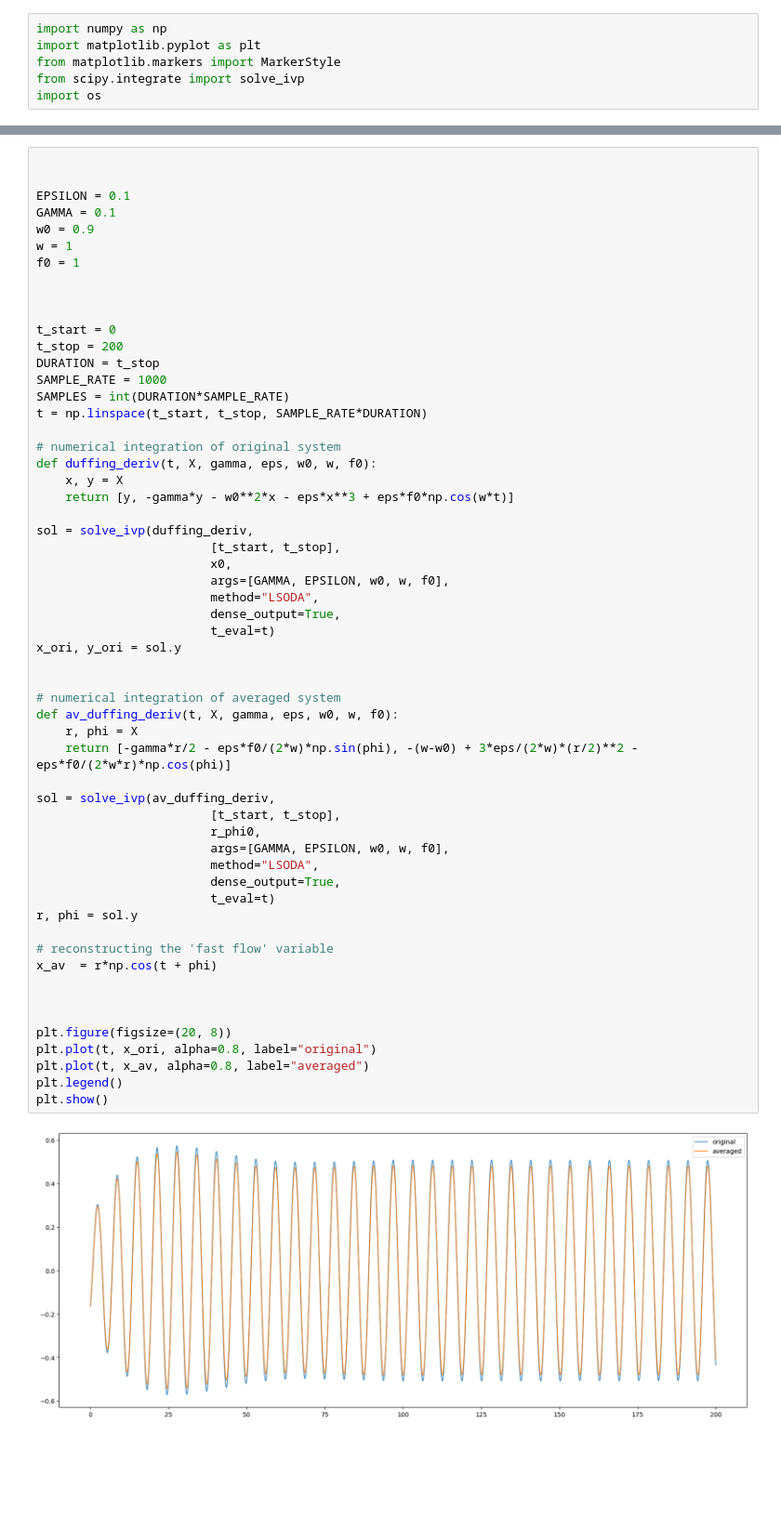
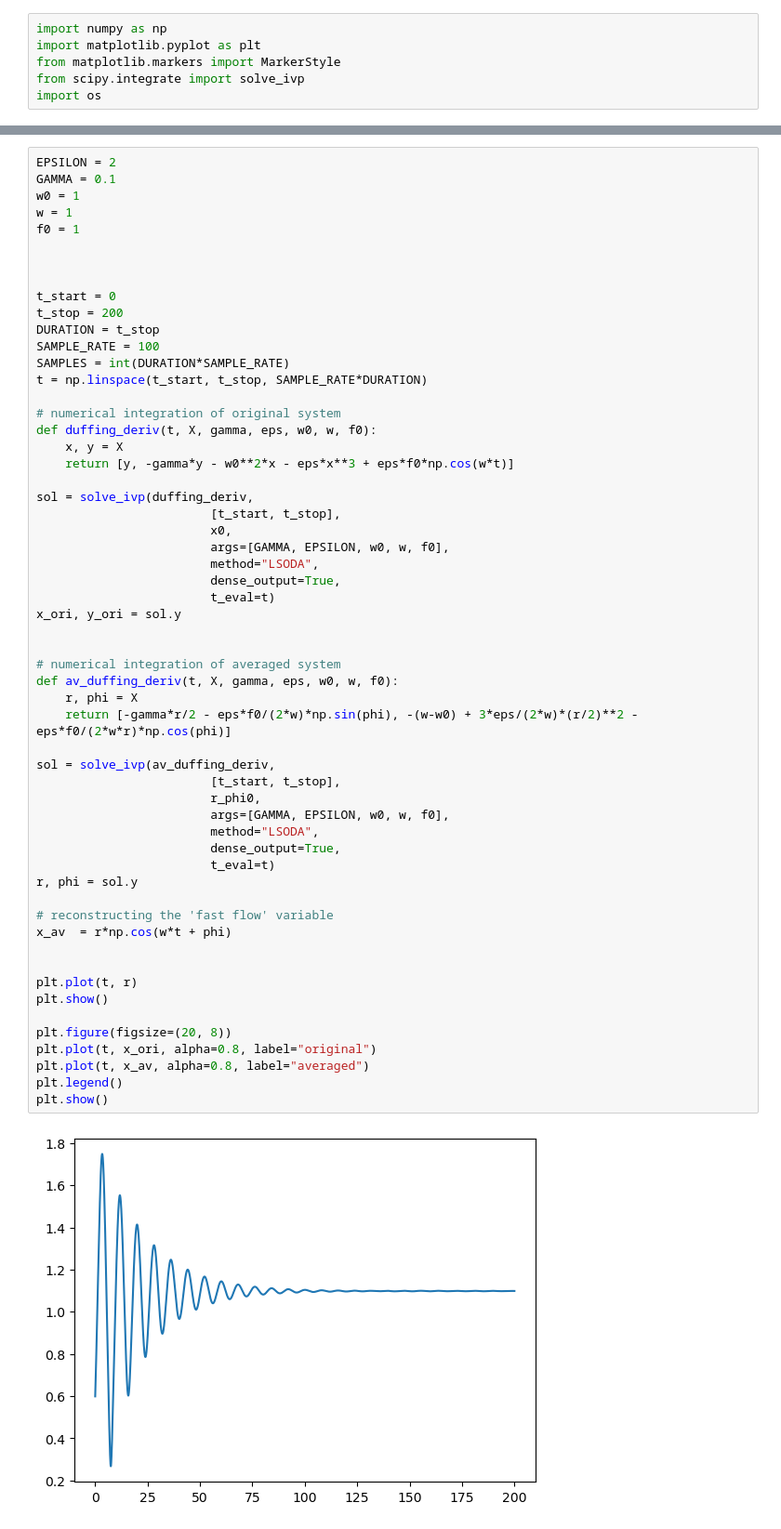
Before and after one commit to HerveSV/StageLOMA2023, a Jupyter notebook: duffing_test.ipynb, the cells around one changed output, grey strips where cells are left out. Shown at 93% size. Cells and saved outputs as stored; diff of their text form; blank space fills up the shorter version.

```diff
--- a/duffing_test.ipynb
+++ b/duffing_test.ipynb
@@ -24,9 +24,7 @@ compare initial conditions
 # %%
-
-
-EPSILON = 0.1
+EPSILON = 2
 GAMMA = 0.1
-w0 = 0.9
+w0 = 1
 w = 1
 f0 = 1
 
@@ -35,7 +33,7 @@ f0 = 1
 t_start = 0
 t_stop = 200
 DURATION = t_stop
-SAMPLE_RATE = 1000
+SAMPLE_RATE = 100
 SAMPLES = int(DURATION*SAMPLE_RATE)
 t = np.linspace(t_start, t_stop, SAMPLE_RATE*DURATION)
 
@@ -51,32 +49,34 @@ sol = solve_ivp(duffing_deriv,
                         method="LSODA",
                         dense_output=True,
                         t_eval=t)
 x_ori, y_ori = sol.y
 
 
 # numerical integration of averaged system
 def av_duffing_deriv(t, X, gamma, eps, w0, w, f0):
     r, phi = X
     return [-gamma*r/2 - eps*f0/(2*w)*np.sin(phi), -(w-w0) + 3*eps/(2*w)*(r/2)**2 - eps*f0/(2*w*r)*np.cos(phi)]
 
 sol = solve_ivp(av_duffing_deriv,
                         [t_start, t_stop],
                         r_phi0,
                         args=[GAMMA, EPSILON, w0, w, f0],
                         method="LSODA",
                         dense_output=True,
                         t_eval=t)
 r, phi = sol.y
 
 # reconstructing the 'fast flow' variable
-x_av  = r*np.cos(t + phi)
+x_av  = r*np.cos(w*t + phi)
 
 
+plt.plot(t, r)
+plt.show()
 
 plt.figure(figsize=(20, 8))
 plt.plot(t, x_ori, alpha=0.8, label="original")
 plt.plot(t, x_av, alpha=0.8, label="averaged")
 plt.legend()
 plt.show()
 # %% [output]
-[figure, old version]
+[figure, new version]
```
Also changed, not shown: parts of 2 cells of this notebook.
